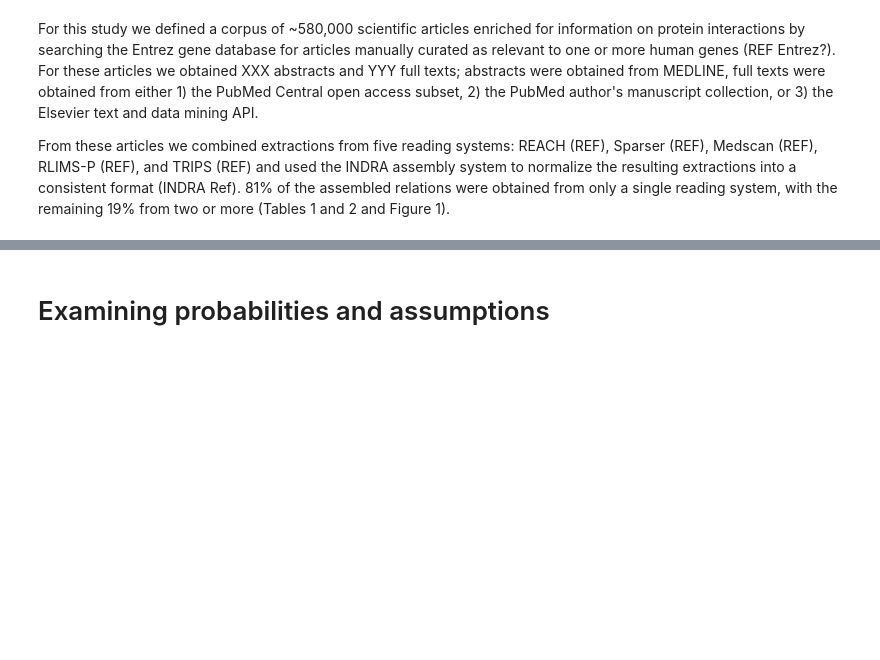
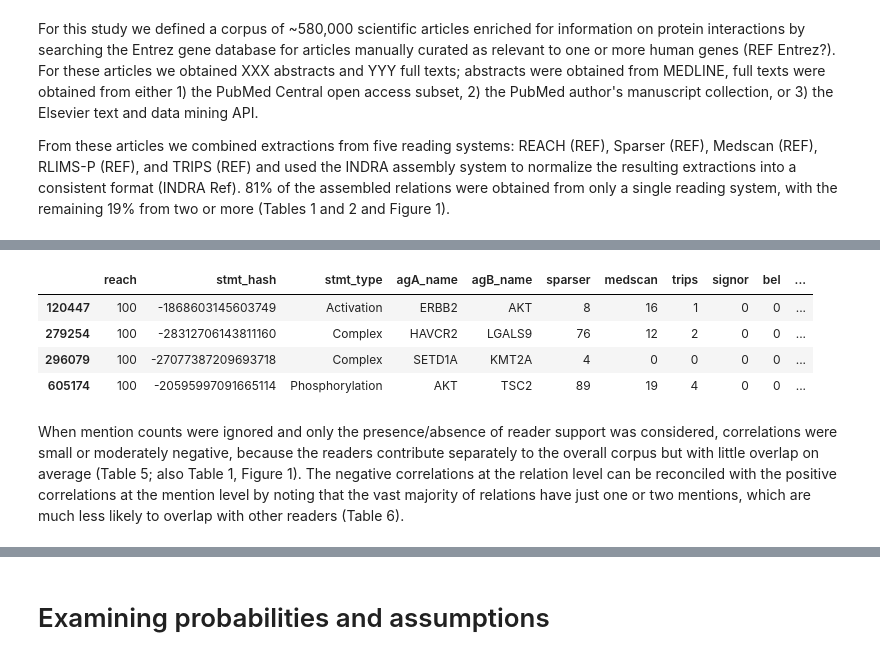
Before and after one commit to sorgerlab/indra_assembly_paper, a Jupyter notebook: notebooks/Belief Prediction.ipynb, the cells around one changed output, grey strips where cells are left out. Cells and saved outputs as stored; diff of their text form; code cells hidden in the pictures; blank space fills up the shorter version.

```diff
--- a/notebooks/Belief Prediction.ipynb
+++ b/notebooks/Belief Prediction.ipynb
@@ -171,26 +232,0 @@ kge_df.head()
-# %%
-plt.figure()
-
-def rand_jitter(arr):
-    stdev = .01*(max(arr)-min(arr))
-    return arr + np.random.randn(len(arr)) * stdev
-reader1 = 'reach'
-reader2 = 'sparser'
-
-kge_cp = kge_df.copy()
-kge_cp  = kge_cp[(kge_df[reader1] > 0) | (kge_df[reader2] > 0)]
-kge_cp[reader1] = np.log(kge_df[reader1] + 1)
-kge_cp[reader2] = np.log(kge_df[reader2] + 1)
-
-kge_incorr = kge_cp[kge_cp['correct'] == 0]
-kge_corr = kge_cp[kge_cp['correct'] == 1]
-
-plt.plot(rand_jitter(kge_corr[reader1]),
-         rand_jitter(kge_corr[reader2]), linestyle='', marker='.',
-         color='blue', alpha=0.5, label='Correct')
-plt.plot(rand_jitter(kge_incorr[reader1]),
-         rand_jitter(kge_incorr[reader2]), linestyle='', marker='.',
-                     color='red', alpha=0.5, label='Incorrect')
-plt.xlabel(f'log({reader1} + 1)')
-plt.ylabel(f'log({reader2} + 1)')
-plt.legend(loc='upper left')
@@ -202,0 +317,10 @@ INFO: [2020-09-25 17:57:23] numexpr.utils - NumExpr defaulting to 8 threads.
+# %%
+count_df[count_df[reader1] == 100]
+# %% [output]
+|  | reach | stmt_hash | stmt_type | agA_name | agB_name | sparser | medscan | trips | signor | bel | ... |
+| 120447 | 100 | -1868603145603749 | Activation | ERBB2 | AKT | 8 | 16 | 1 | 0 | 0 | ... |
+| 279254 | 100 | -28312706143811160 | Complex | HAVCR2 | LGALS9 | 76 | 12 | 2 | 0 | 0 | ... |
+| 296079 | 100 | -27077387209693718 | Complex | SETD1A | KMT2A | 4 | 0 | 0 | 0 | 0 | ... |
+| 605174 | 100 | -20595997091665114 | Phosphorylation | AKT | TSC2 | 89 | 19 | 4 | 0 | 0 | ... |
+# %% [markdown]
+When mention counts were ignored and only the presence/absence of reader support was considered, correlations were small or moderately negative, because the readers contribute separately to the overall corpus but with little overlap on average (Table 5; also Table 1, Figure 1). The negative correlations at the relation level can be reconciled with the positive correlations at the mention level by noting that the vast majority of relations have just one or two mentions, which are much less likely to overlap with other readers (Table 6).
```
Also changed, not shown: parts of 56 cells of this notebook.
